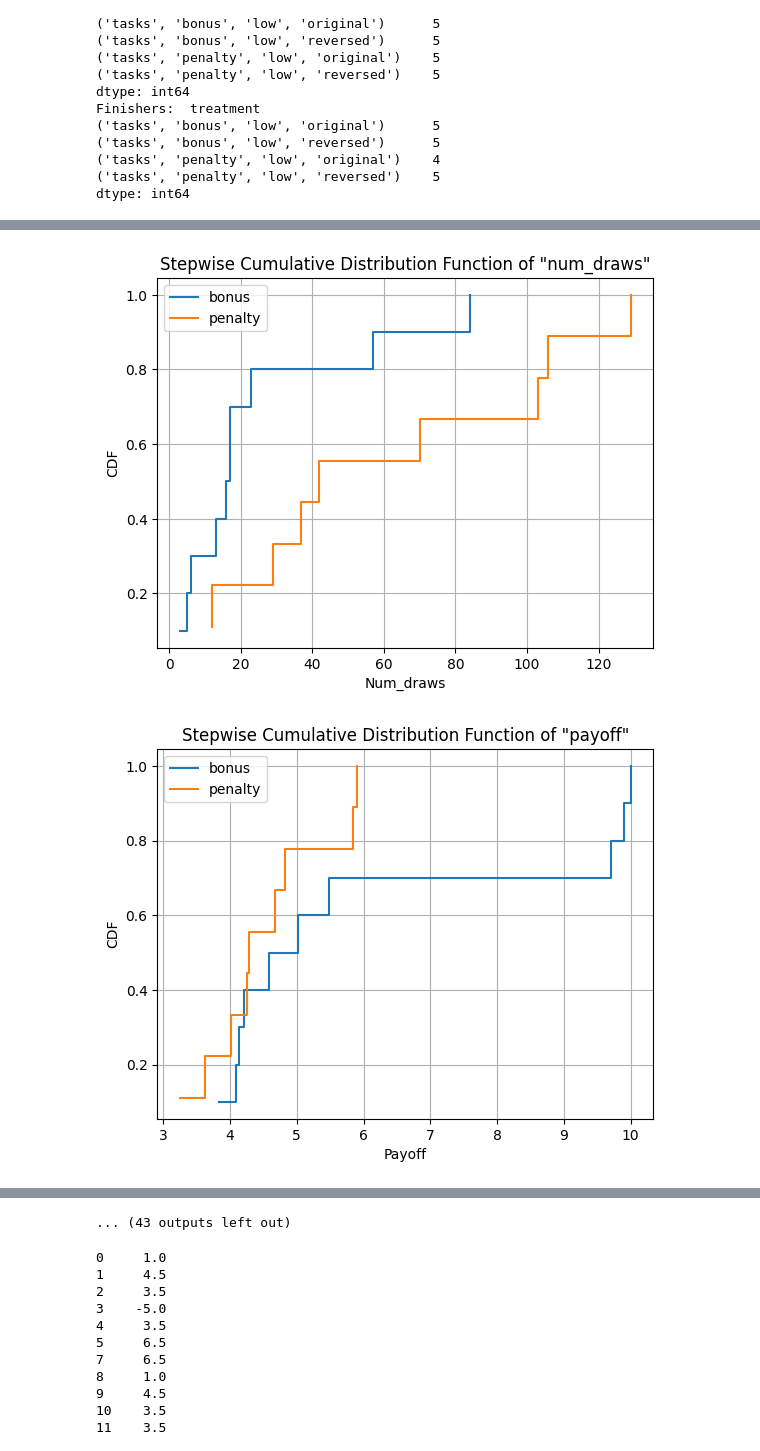
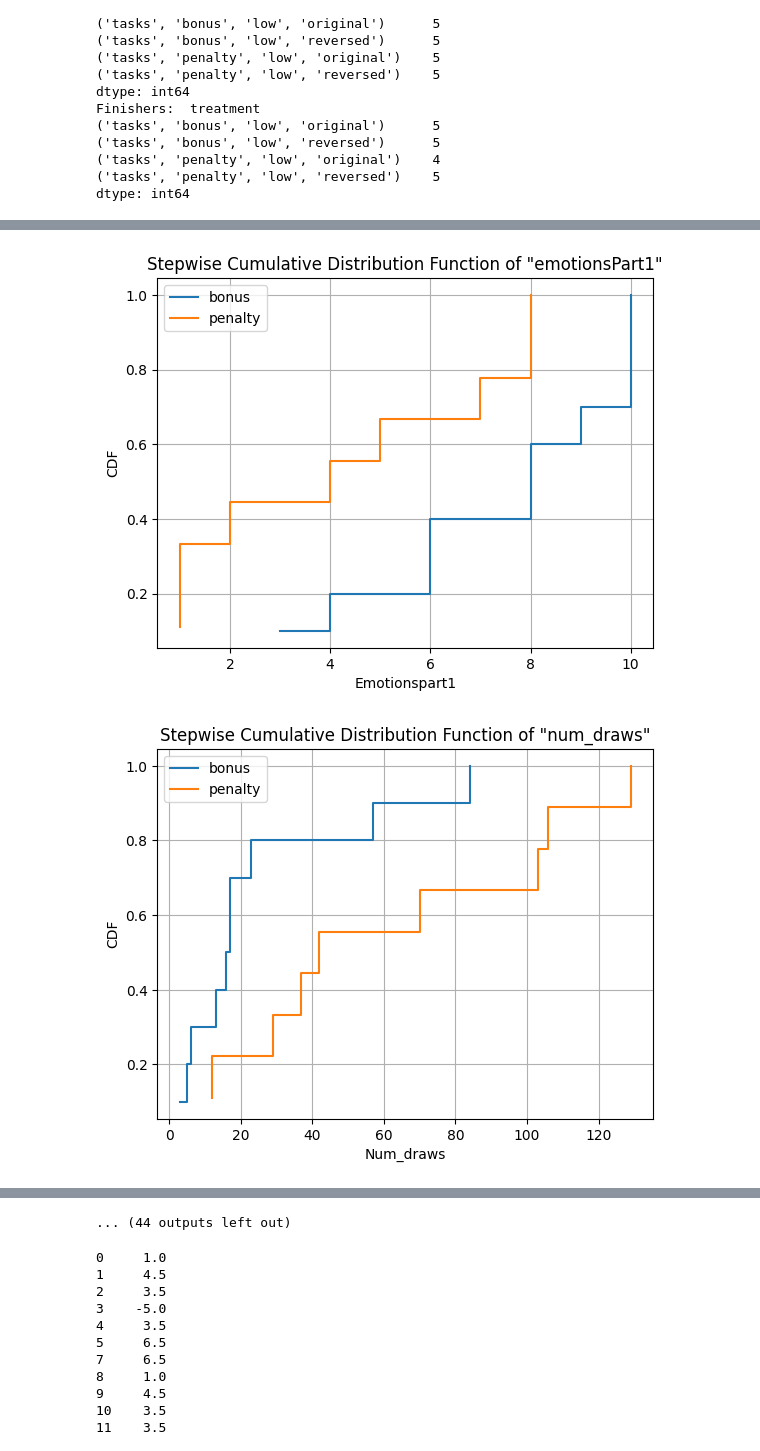
Before and after one commit to LukasBolte/EmotionalInattention, a Jupyter notebook: data_analysis_pilot3.ipynb, the cells around one changed output, grey strips where cells are left out. Saved outputs shown, nothing was run; the diff lists cells and outputs as text; code cells hidden in the pictures.

```diff
--- a/data_analysis_pilot3.ipynb
+++ b/data_analysis_pilot3.ipynb
@@ -234,6 +234,10 @@ data['single_switching'] = data['wtp_point'].apply(lambda x: not pd.isna(x))
 
 
 data['num_draws'] = data['actual_data'].apply(lambda x: x['num_draws'])
+
+
+
+data['emotionsPart1'] = np.where(data['emotionsPart1_bonus'].notna(), data['emotionsPart1_bonus'], data['emotionsPart1_penalty'])
 # %% [output]
 Attrition by treatment:  treatment
 ('tasks', 'bonus', 'low', 'original')      1.0
@@ -269,6 +273,28 @@ def get_element_at_index(row):
 data['max_bonus_possible'] = data.apply(get_element_at_index, axis=1)
 
 
+def get_sequence(row):
+
+   return json.loads(row['sequence'][row['valence']])[:int(row['num_draws'])]
+# Create a new column 'new_column' based on the custom function
+data['actual_sequence'] = data.apply(get_sequence, axis=1)
+
+def get_max_element_so_far(row):
+
+    max_so_far = 2
+    max_values = []
+    for num in row['actual_sequence']:
+        max_so_far = max(max_so_far, float(num))  # Update the maximum so far
+        max_values.append(max_so_far)
+
+    max_values = max_values[:int(row['num_draws'])]
+    return max_values
+
+
+
+#    return json.loads(row['sequence'][row['valence']])[:int(row['num_draws'])]
+# Create a new column 'new_column' based on the custom function
+data['max_element_so_far'] = data.apply(get_max_element_so_far, axis=1)
 
 
 def list_of_optimal_choice(row):
@@ -302,6 +328,7 @@ data['optimal_choice'] = data.apply(list_of_optimal_choice, axis=1)
 data['optimal_choice']
 
 
+data['share_optimal_choice'] = data['optimal_choice'].apply(lambda x: sum(x)/len(x))
 
 # Custom function to check if all Booleans in a list are True
 def check_all_true(bool_list):
@@ -309,3 +336,5 @@ def check_all_true(bool_list):
 
 # Create a new column 'new_column' based on the custom function
 data['optimal_choice_everywhere'] = data['optimal_choice'].apply(check_all_true)
+
+data[['actual_sequence','max_element_so_far']]
@@ -444,6 +546,10 @@ def plot_and_save_boxplot(data, column_name, subfolder_name, by_treatment=True):
     # Display the plot (optional)
     plt.show()
 
+# Call the function to plot and save the CDF for 'emotionsPart1'
+plot_and_save_cdf(data, 'emotionsPart1', subfolder_name)
+
+
 # Call the function to plot and save the CDF for 'num_draws'
 plot_and_save_cdf(data, 'num_draws', subfolder_name)
 
@@ -478,32 +584,32 @@ plot_and_save_cdf(data, 'study_duration_minutes', subfolder_name, by_treatment=F
 # Call the function to plot and save the CDF for 'study_duration'
 plot_and_save_cdf(data, 'study_duration_minutes', subfolder_name)
 
 
 # Call the function to plot and save the boxplot for 'study_duration'
 plot_and_save_boxplot(data, 'study_duration_minutes', subfolder_name, by_treatment=False)
 
 
 # Call the function to plot and save the CDF for 'confused_binary'
 plot_and_save_cdf(data, 'confused_binary', subfolder_name, by_treatment=False)
 
 
 # Call the function to plot and save the boxplot for 'confused_binary'
 plot_and_save_boxplot(data, 'confused_binary', subfolder_name, by_treatment=False)
 
 
 for question in all_questions:
     # Call the function to plot and save the CDF for question
     plot_and_save_cdf(data, question, subfolder_name, by_treatment=False)
 
     # Call the function to plot and save the boxplot for question
     plot_and_save_boxplot(data, question, subfolder_name, by_treatment=False)
 
 
 unincentivized_questions = ['summary_bad','summary_good'] + ['vacation','lottery','date','portfolio'] + ['sports','car', 'illness','will']
 
 for question in unincentivized_questions:
     # Call the function to plot and save the CDF for question
     plot_and_save_cdf(data, question, subfolder_name, by_treatment=False)
 # %% [output]
-[figure, old version]
+[figure, new version]
-[figure, old version]
+[figure, new version]
@@ -520,4 +626,4 @@ for question in unincentivized_questions:
-... (43 outputs left out)
+... (44 outputs left out)
 # %%
 data['wtp_point']
 # %% [output]
```
Also changed, not shown: parts of 7 cells of this notebook, 11 other files.
